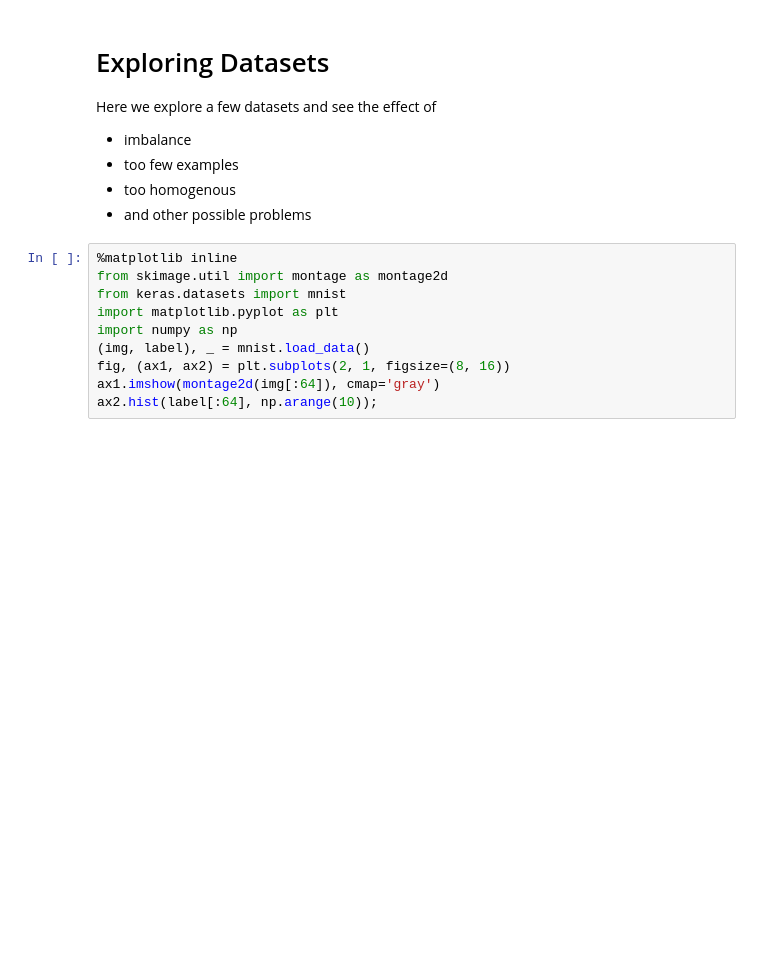
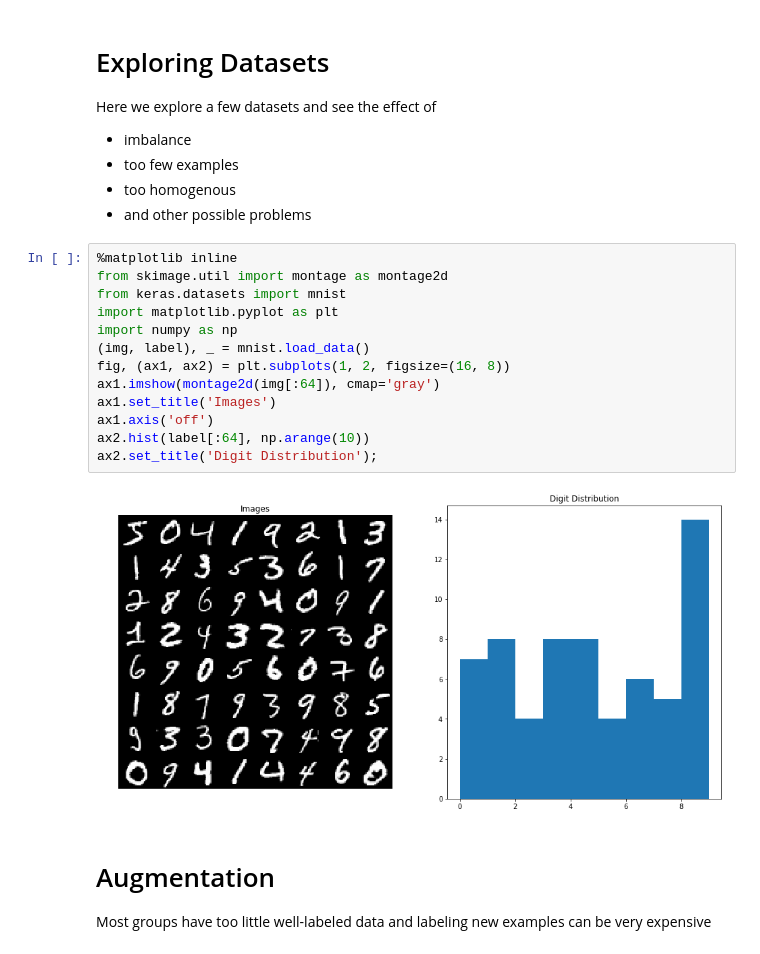
Before and after one commit to kmader/Quantitative-Big-Imaging-2019, a Jupyter notebook: Lectures/02-Datasets.ipynb, the cells around one changed output. Saved outputs shown, nothing was run; the diff lists cells and outputs as text; blank space fills up the shorter version.

Commit message:
reworking slides and adding first augmentation

```diff
--- a/Lectures/02-Datasets.ipynb
+++ b/Lectures/02-Datasets.ipynb
@@ -149,10 +173,18 @@ Here we explore a few datasets and see the effect of
 # %%
 %matplotlib inline
 from skimage.util import montage as montage2d
 from keras.datasets import mnist
 import matplotlib.pyplot as plt
 import numpy as np
 (img, label), _ = mnist.load_data()
-fig, (ax1, ax2) = plt.subplots(2, 1, figsize=(8, 16))
+fig, (ax1, ax2) = plt.subplots(1, 2, figsize=(16, 8))
 ax1.imshow(montage2d(img[:64]), cmap='gray')
-ax2.hist(label[:64], np.arange(10));
+ax1.set_title('Images')
+ax1.axis('off')
+ax2.hist(label[:64], np.arange(10))
+ax2.set_title('Digit Distribution');
+# %% [output]
+[figure, added]
+# %% [markdown]
+# Augmentation
+Most groups have too little well-labeled data and labeling new examples can be very expensive
```
Also changed, not shown: parts of 12 cells of this notebook.
